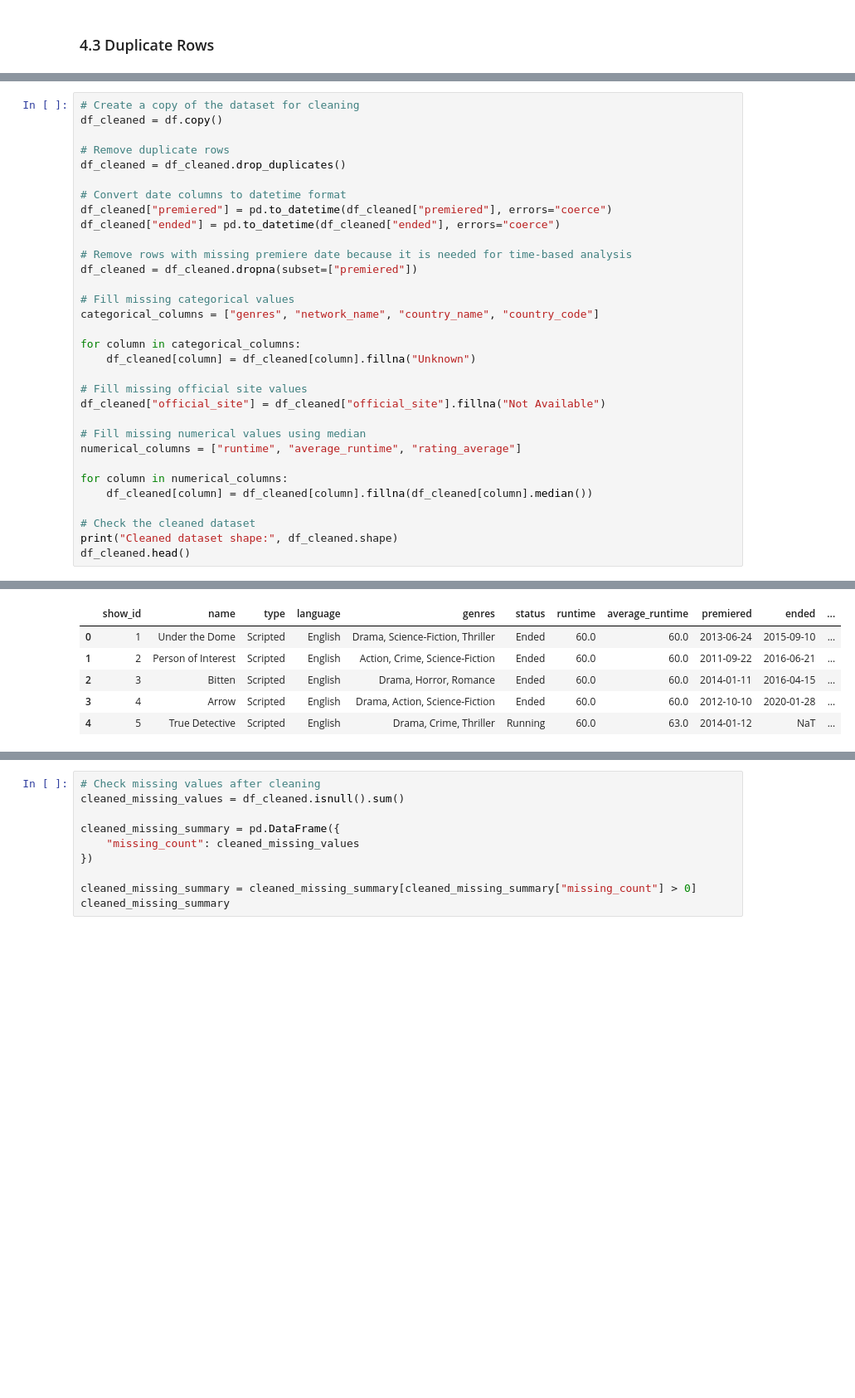
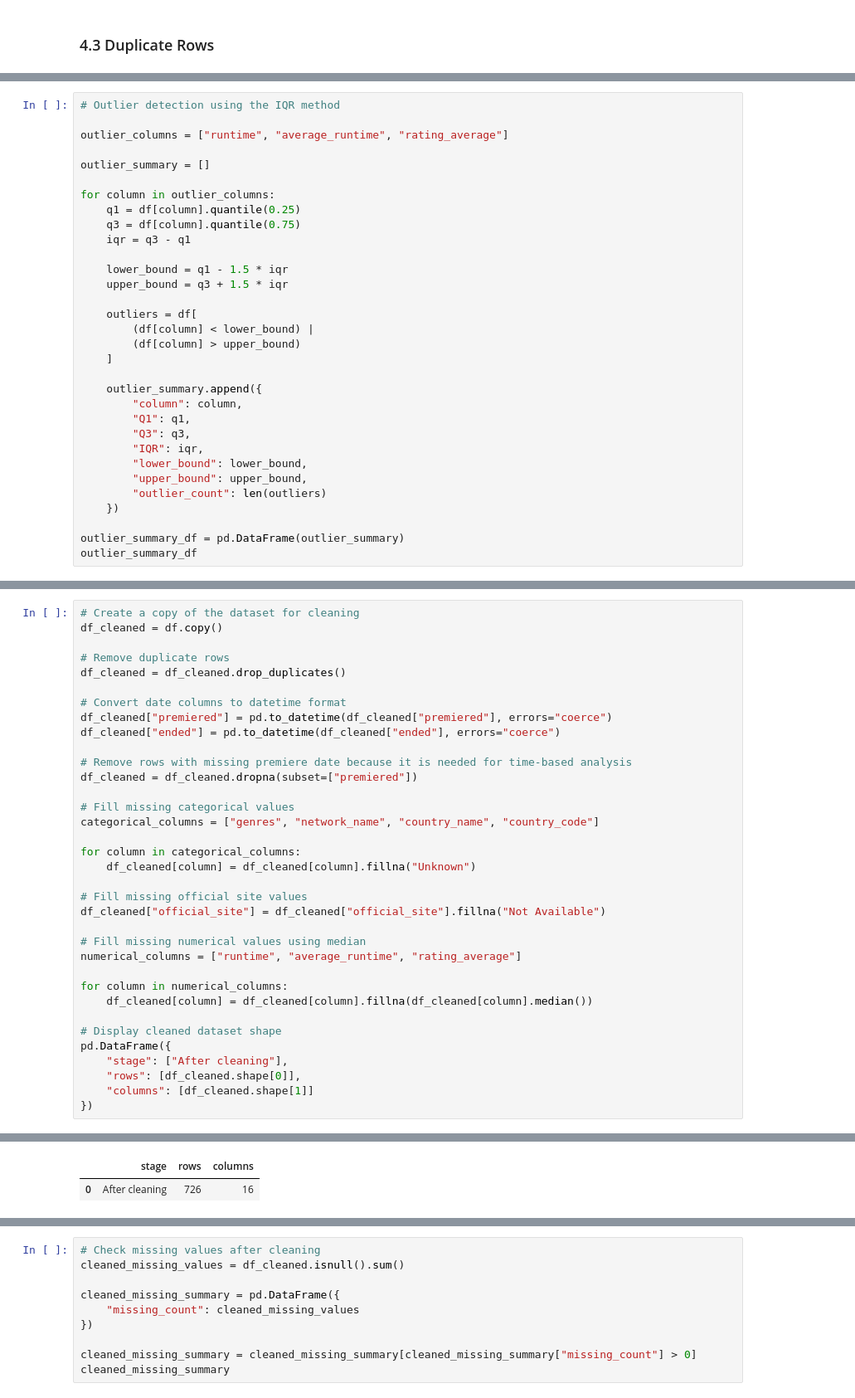
Before and after one commit to hajaralswaidan/streaming-content-strategy, a Jupyter notebook: tvmaze_cleaning.ipynb, the cells around one changed output, grey strips where cells are left out. Shown at 83% size. Cells and saved outputs as stored; diff of their text form; blank space fills up the shorter version.

```diff
--- a/tvmaze_cleaning.ipynb
+++ b/tvmaze_cleaning.ipynb
@@ -160,0 +158,32 @@ The missing values will be handled based on the meaning of each column instead o
+# %%
+# Outlier detection using the IQR method
+
+outlier_columns = ["runtime", "average_runtime", "rating_average"]
+
+outlier_summary = []
+
+for column in outlier_columns:
+    q1 = df[column].quantile(0.25)
+    q3 = df[column].quantile(0.75)
+    iqr = q3 - q1
+
+    lower_bound = q1 - 1.5 * iqr
+    upper_bound = q3 + 1.5 * iqr
+
+    outliers = df[
+        (df[column] < lower_bound) |
+        (df[column] > upper_bound)
+    ]
+
+    outlier_summary.append({
+        "column": column,
+        "Q1": q1,
+        "Q3": q3,
+        "IQR": iqr,
+        "lower_bound": lower_bound,
+        "upper_bound": upper_bound,
+        "outlier_count": len(outliers)
+    })
+
+outlier_summary_df = pd.DataFrame(outlier_summary)
+outlier_summary_df
@@ -210,7 +247,10 @@ numerical_columns = ["runtime", "average_runtime", "rating_average"]
 for column in numerical_columns:
     df_cleaned[column] = df_cleaned[column].fillna(df_cleaned[column].median())
 
-# Check the cleaned dataset
-print("Cleaned dataset shape:", df_cleaned.shape)
-df_cleaned.head()
+# Display cleaned dataset shape
+pd.DataFrame({
+    "stage": ["After cleaning"],
+    "rows": [df_cleaned.shape[0]],
+    "columns": [df_cleaned.shape[1]]
+})
 # %% [output]
@@ -218,9 +257,5 @@ Cleaned dataset shape: (726, 16)
-|  | show_id | name | type | language | genres | status | runtime | average_runtime | premiered | ended | ... |
-| 0 | 1 | Under the Dome | Scripted | English | Drama, Science-Fiction, Thriller | Ended | 60.0 | 60.0 | 2013-06-24 | 2015-09-10 | ... |
-| 1 | 2 | Person of Interest | Scripted | English | Action, Crime, Science-Fiction | Ended | 60.0 | 60.0 | 2011-09-22 | 2016-06-21 | ... |
-| 2 | 3 | Bitten | Scripted | English | Drama, Horror, Romance | Ended | 60.0 | 60.0 | 2014-01-11 | 2016-04-15 | ... |
-| 3 | 4 | Arrow | Scripted | English | Drama, Action, Science-Fiction | Ended | 60.0 | 60.0 | 2012-10-10 | 2020-01-28 | ... |
-| 4 | 5 | True Detective | Scripted | English | Drama, Crime, Thriller | Running | 60.0 | 63.0 | 2014-01-12 | NaT | ... |
+|  | stage | rows | columns |
+| 0 | After cleaning | 726 | 16 |
 # %% [markdown]
 ## 7. Cleaning Verification
 
```
Also changed, not shown: parts of 115 cells of this notebook, 14 other files.
